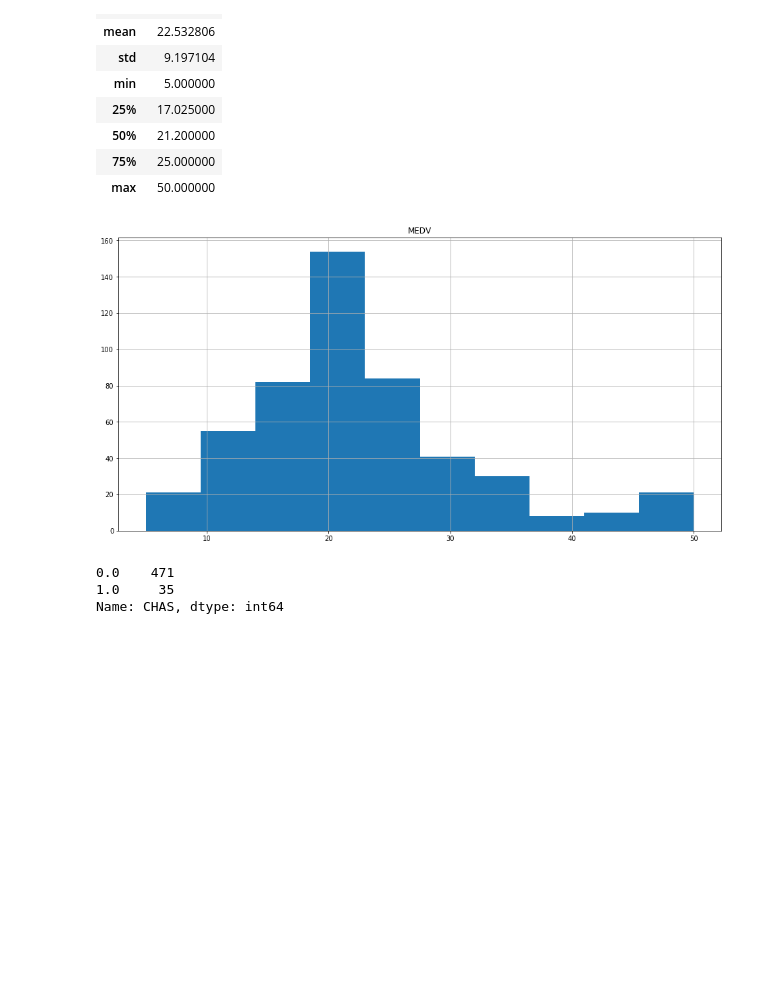
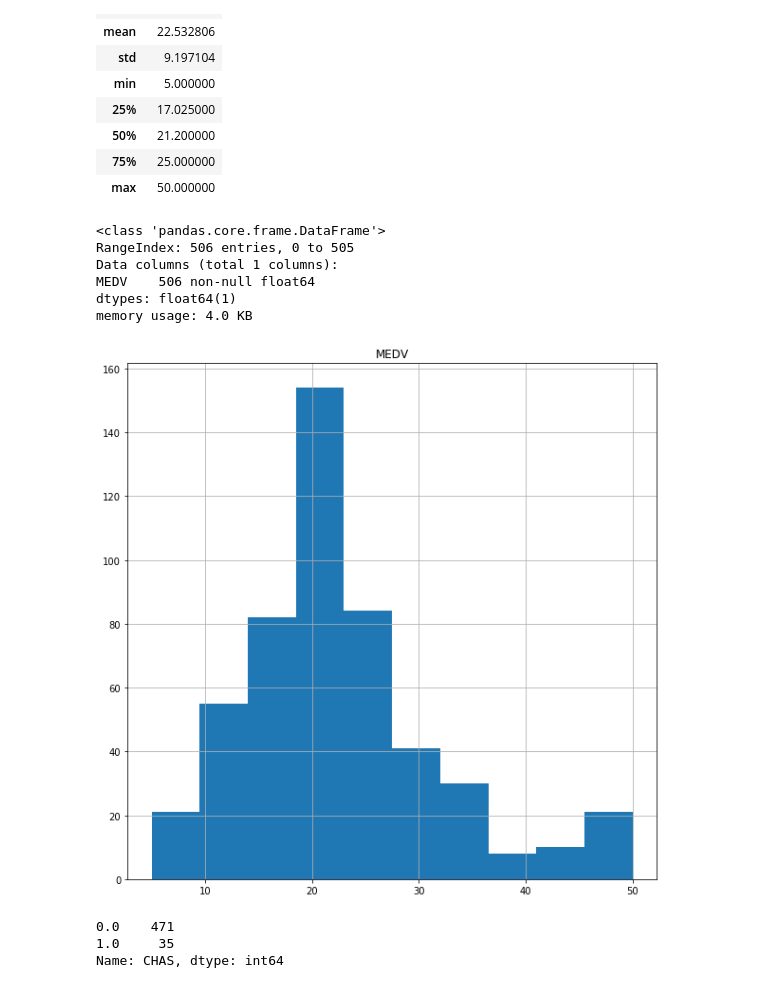
Before and after one commit to DineshPendyala/Start-ML, a Jupyter notebook: projects/03/linreg-knn-project.ipynb, the cells around one changed output. Drawn from its saved outputs; the diff is of its cells as text; code cells hidden in the pictures; blank space fills up the shorter version.

```diff
--- a/projects/03/linreg-knn-project.ipynb
+++ b/projects/03/linreg-knn-project.ipynb
@@ -186,9 +148,21 @@ y.describe()
 | 50% | 21.200000 |
 | 75% | 25.000000 |
 | max | 50.000000 |
+# %%
+# Check data type / counts of target
+# no missing values
+y.info()
+# %% [output]
+<class 'pandas.core.frame.DataFrame'>
+RangeIndex: 506 entries, 0 to 505
+Data columns (total 1 columns):
+MEDV    506 non-null float64
+dtypes: float64(1)
+memory usage: 4.0 KB
 # %%
-# Check distribution of target
-y.hist();
+# Check distribution of target variable: MEDV
+# weird right tail at 50
+y.hist(figsize=(10,10));
 # %% [output]
-[figure, old version]
+[figure, new version]
 # %%
```
Also changed, not shown: parts of 64 cells of this notebook, 3 other files.
